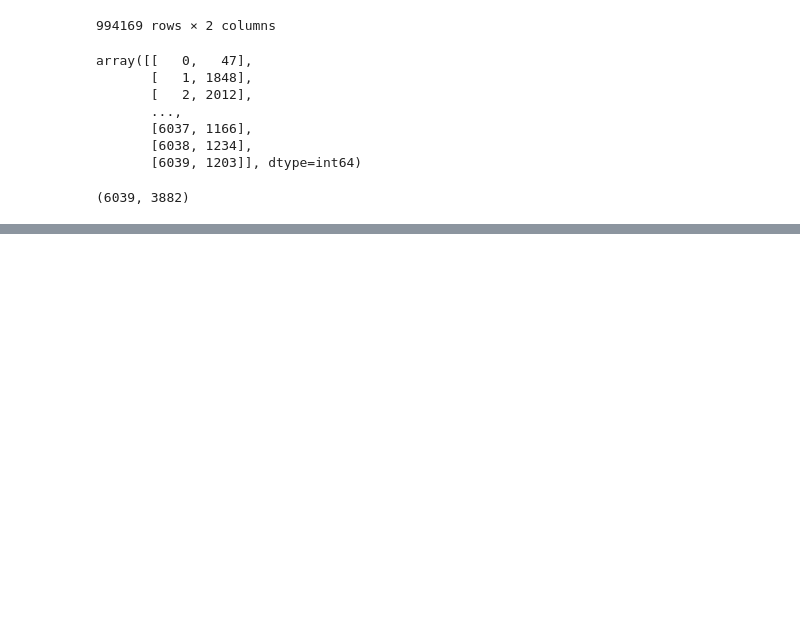
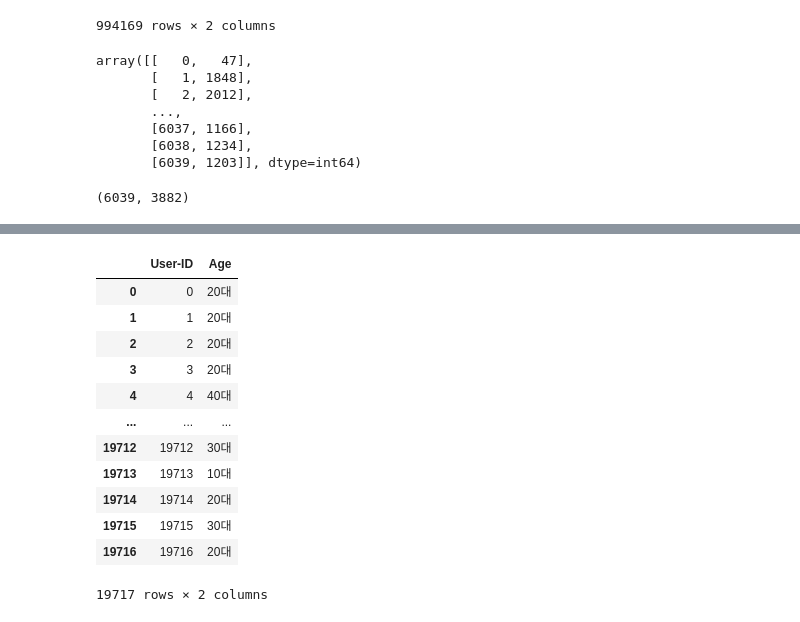
Before and after one commit to Jy0923/ViT-with-ONCF-Framework, a Jupyter notebook: data.ipynb, the cells around one changed output, grey strips where cells are left out. Cells and saved outputs as stored; diff of their text form; code cells hidden in the pictures; blank space fills up the shorter version.

```diff
--- a/data.ipynb
+++ b/data.ipynb
@@ -191,0 +255,2 @@ ratings.User_ID.max(), ratings.MovieID.max()
+# %%
+users_am.Age.fillna(users_am.Age.mode()[0], inplace= True)
@@ -191,0 +269,24 @@ ratings.User_ID.max(), ratings.MovieID.max()
+# %%
+def age(x):
+    if x < 10:
+        return '10대 미만'
+    else:
+        return str(x)[0]+'0대'
+
+users_am['Age'] = users_am.Age.map(age)
+# %%
+users_am[['User-ID', 'Age']]
+# %% [output]
+|  | User-ID | Age |
+| 0 | 0 | 20대 |
+| 1 | 1 | 20대 |
+| 2 | 2 | 20대 |
+| 3 | 3 | 20대 |
+| 4 | 4 | 40대 |
+| ... | ... | ... |
+| 19712 | 19712 | 30대 |
+| 19713 | 19713 | 10대 |
+| 19714 | 19714 | 20대 |
+| 19715 | 19715 | 30대 |
+| 19716 | 19716 | 20대 |
+19717 rows × 2 columns
```
Also changed, not shown: parts of 25 cells of this notebook, 2 other files.
